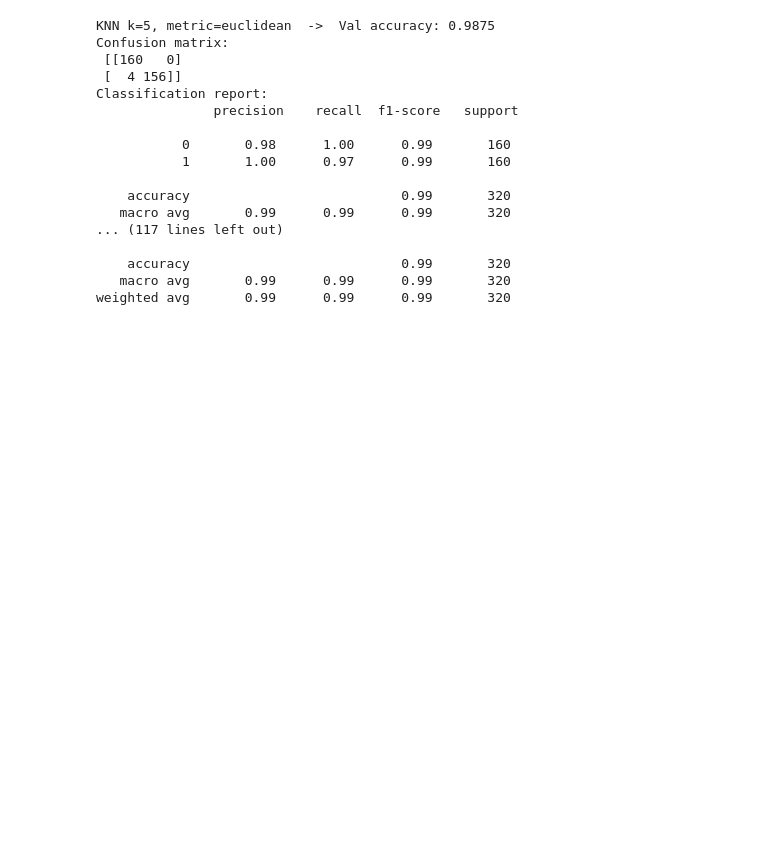
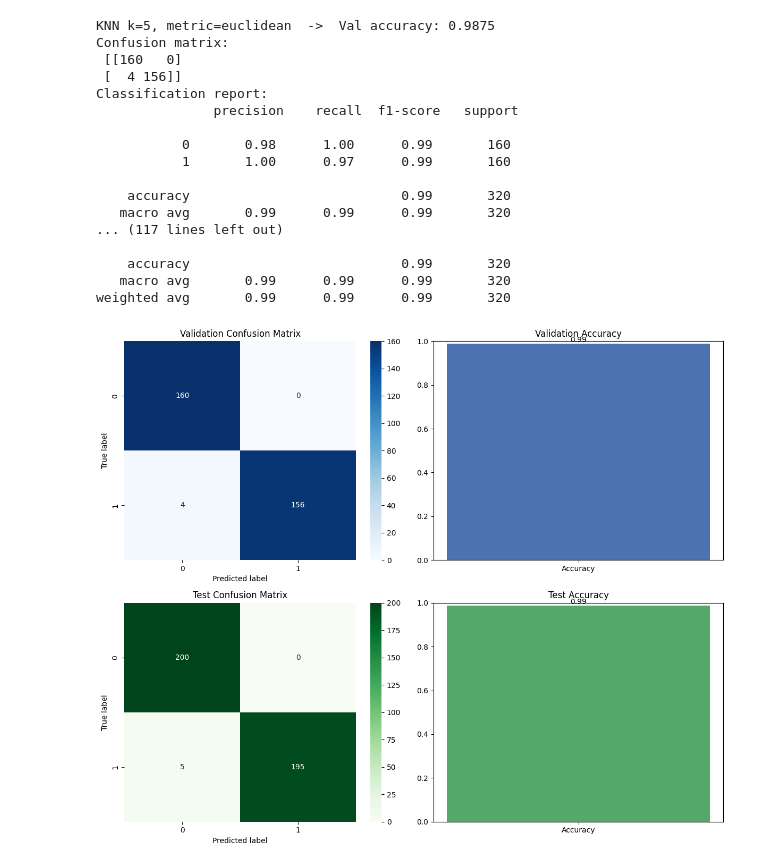
Before and after one commit to Edukasas/ML, a Jupyter notebook: knearest.ipynb, the cells around one changed output. Drawn from its saved outputs; the diff is of its cells as text; code cells hidden in the pictures; blank space fills up the shorter version.

Commit message:
graphics

```diff
--- a/knearest.ipynb
+++ b/knearest.ipynb
@@ -216,3 +228,69 @@ Classification report:
     accuracy                           0.99       320
    macro avg       0.99      0.99      0.99       320
 weighted avg       0.99      0.99      0.99       320
+# %%
+import matplotlib.pyplot as plt
+import seaborn as sns
+
+
+# 1) Validation predictions and metrics
+y_valid_pred = knn_all_feautres.predict(X_valid)
+valid_acc = accuracy_score(y_valid, y_valid_pred)
+valid_cm = confusion_matrix(y_valid, y_valid_pred)
+valid_report = classification_report(y_valid, y_valid_pred, output_dict=True)
+
+# 2) Test predictions and metrics
+y_test_pred = knn_all_feautres.predict(X_test)
+test_acc = accuracy_score(y_test, y_test_pred)
+test_cm = confusion_matrix(y_test, y_test_pred)
+test_report = classification_report(y_test, y_test_pred, output_dict=True)
+
+# Class labels in consistent order (rows/cols). If y is categorical text, get unique labels from combined sets.
+# Using sklearn's labels derived from confusion_matrix inputs preserves order of unique labels encountered.
+labels = sorted(list(set(pd.concat([pd.Series(y_valid), pd.Series(y_test)]).unique())))
+
+# Recompute confusion matrices explicitly with a fixed label order for consistent axes
+valid_cm = confusion_matrix(y_valid, y_valid_pred, labels=labels)
+test_cm  = confusion_matrix(y_test,  y_test_pred,  labels=labels)
+
+# 3) Plot confusion matrices (validation and test) side-by-side
+fig, axes = plt.subplots(2, 2, figsize=(12, 10), gridspec_kw={'height_ratios': [4, 4]})
+
+# Validation confusion matrix heatmap
+sns.heatmap(pd.DataFrame(valid_cm, index=labels, columns=labels),
+            annot=True, fmt="d", cmap="Blues", cbar=True, ax=axes[0,0])
+axes[0,0].set_title("Validation Confusion Matrix")
+axes[0,0].set_xlabel("Predicted label")
+axes[0,0].set_ylabel("True label")
+
+# Validation accuracy bar
+axes[0,1].bar(["Accuracy"], [valid_acc], color="#4C72B0")
+axes[0,1].set_ylim(0, 1)
+axes[0,1].bar_label(axes[0,1].containers[0], fmt="%.2f")
+axes[0,1].set_title("Validation Accuracy")
+
+# Test confusion matrix heatmap
+sns.heatmap(pd.DataFrame(test_cm, index=labels, columns=labels),
+            annot=True, fmt="d", cmap="Greens", cbar=True, ax=axes[1,0])
+axes[1,0].set_title("Test Confusion Matrix")
+axes[1,0].set_xlabel("Predicted label")
+axes[1,0].set_ylabel("True label")
+
+# Test accuracy bar
+axes[1,1].bar(["Accuracy"], [test_acc], color="#55A868")
+axes[1,1].set_ylim(0, 1)
+axes[1,1].bar_label(axes[1,1].containers[0], fmt="%.2f")
+axes[1,1].set_title("Test Accuracy")
+
+plt.tight_layout()
+plt.show()
+
+# 4) Per-class precision/recall/F1 bar chart for validation
+valid_df = (
+    pd.DataFrame(valid_report)
+      .T
+      .reset_index()
+      .rename(columns={"index": "label"})
+)
+# %% [output]
+[figure, added]
```
Also changed, not shown: parts of 3 cells of this notebook.
